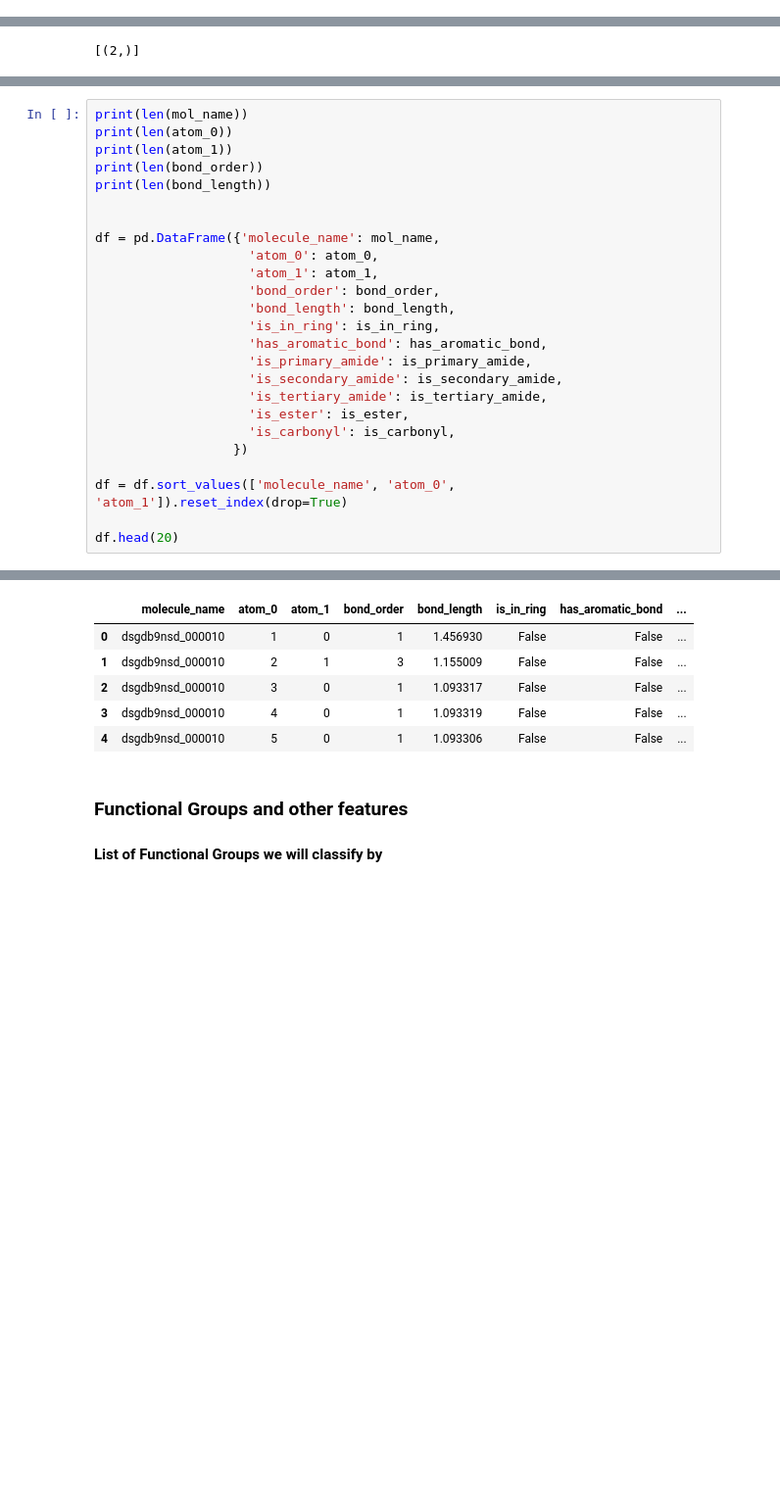
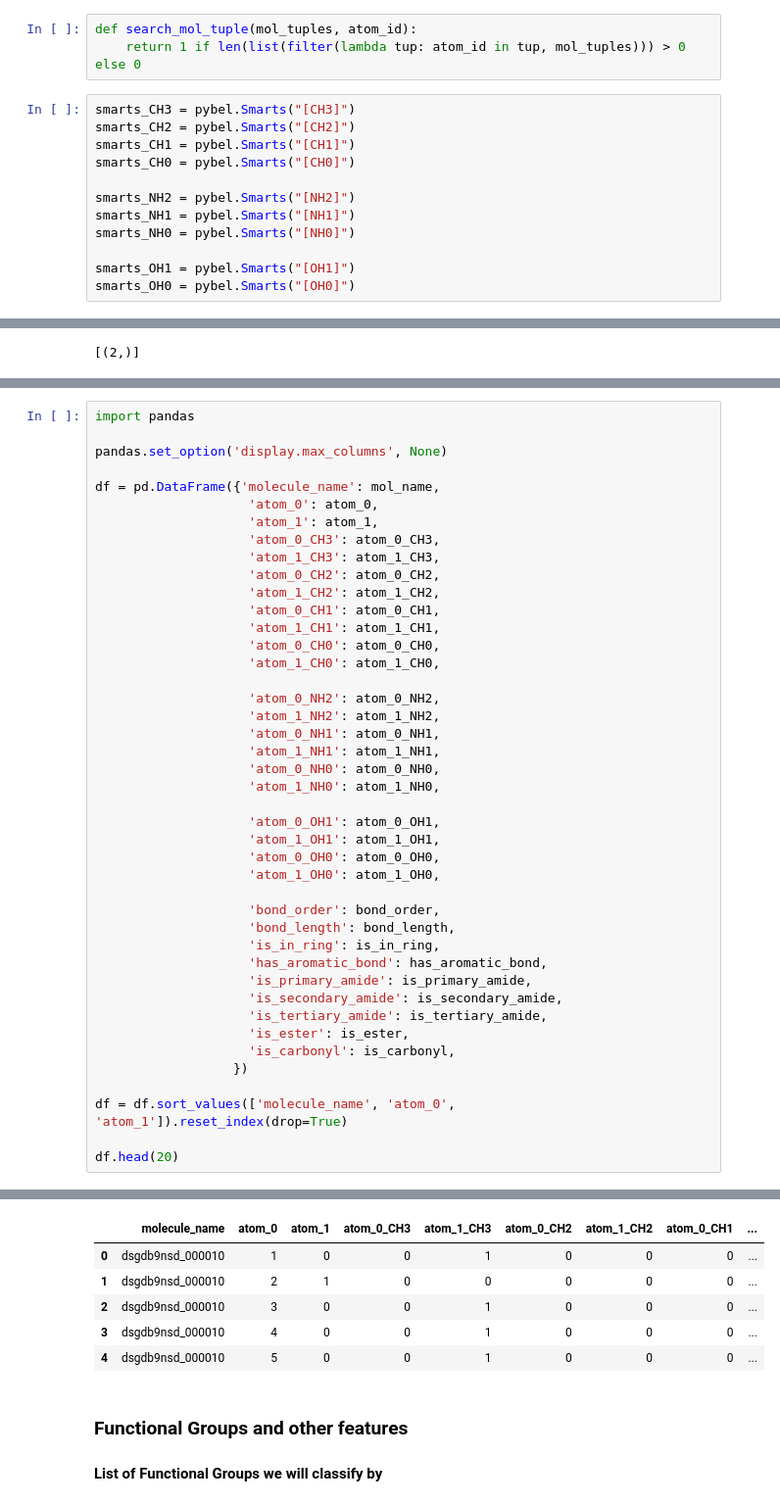
Before and after one commit to johngreibelarsen/predicting-molecular-properties, a Jupyter notebook: basic_feature_engineering_v6.ipynb, the cells around one changed output, grey strips where cells are left out. Shown at 98% size. Saved outputs shown, nothing was run; the diff lists cells and outputs as text; blank space fills up the shorter version.

Commit message:
Finished SMART patterns matching for CH. NH am OH groups

```diff
--- a/basic_feature_engineering_v6.ipynb
+++ b/basic_feature_engineering_v6.ipynb
@@ -110,6 +110,21 @@ smarts = pybel.Smarts("[CH3]")
 print(smarts.findall(mol))
 # %% [output]
 [(1,)]
+# %%
+def search_mol_tuple(mol_tuples, atom_id):
+    return 1 if len(list(filter(lambda tup: atom_id in tup, mol_tuples))) > 0 else 0
+# %%
+smarts_CH3 = pybel.Smarts("[CH3]")
+smarts_CH2 = pybel.Smarts("[CH2]")
+smarts_CH1 = pybel.Smarts("[CH1]")
+smarts_CH0 = pybel.Smarts("[CH0]")
+
+smarts_NH2 = pybel.Smarts("[NH2]")
+smarts_NH1 = pybel.Smarts("[NH1]")
+smarts_NH0 = pybel.Smarts("[NH0]")
+
+smarts_OH1 = pybel.Smarts("[OH1]")
+smarts_OH0 = pybel.Smarts("[OH0]")
 # %%
 import openbabel
 
@@ -261,14 +353,32 @@ mol_indexes_of_OH0: []
 # %%
-print(len(mol_name))
-print(len(atom_0))
-print(len(atom_1))
-print(len(bond_order))
-print(len(bond_length))
+import pandas
 
+pandas.set_option('display.max_columns', None)
 
 df = pd.DataFrame({'molecule_name': mol_name,
                     'atom_0': atom_0,
                     'atom_1': atom_1,
+                    'atom_0_CH3': atom_0_CH3,
+                    'atom_1_CH3': atom_1_CH3,
+                    'atom_0_CH2': atom_0_CH2,
+                    'atom_1_CH2': atom_1_CH2,
+                    'atom_0_CH1': atom_0_CH1,
+                    'atom_1_CH1': atom_1_CH1,
+                    'atom_0_CH0': atom_0_CH0,
+                    'atom_1_CH0': atom_1_CH0,
+
+                    'atom_0_NH2': atom_0_NH2,
+                    'atom_1_NH2': atom_1_NH2,
+                    'atom_0_NH1': atom_0_NH1,
+                    'atom_1_NH1': atom_1_NH1,
+                    'atom_0_NH0': atom_0_NH0,
+                    'atom_1_NH0': atom_1_NH0,
+
+                    'atom_0_OH1': atom_0_OH1,
+                    'atom_1_OH1': atom_1_OH1,
+                    'atom_0_OH0': atom_0_OH0,
+                    'atom_1_OH0': atom_1_OH0,
+
                     'bond_order': bond_order,
                     'bond_length': bond_length,
                     'is_in_ring': is_in_ring,
@@ -292,9 +397,9 @@ df.head(20)
-|  | molecule_name | atom_0 | atom_1 | bond_order | bond_length | is_in_ring | has_aromatic_bond | ... |
-| 0 | dsgdb9nsd_000010 | 1 | 0 | 1 | 1.456930 | False | False | ... |
-| 1 | dsgdb9nsd_000010 | 2 | 1 | 3 | 1.155009 | False | False | ... |
-| 2 | dsgdb9nsd_000010 | 3 | 0 | 1 | 1.093317 | False | False | ... |
-| 3 | dsgdb9nsd_000010 | 4 | 0 | 1 | 1.093319 | False | False | ... |
-| 4 | dsgdb9nsd_000010 | 5 | 0 | 1 | 1.093306 | False | False | ... |
+|  | molecule_name | atom_0 | atom_1 | atom_0_CH3 | atom_1_CH3 | atom_0_CH2 | atom_1_CH2 | atom_0_CH1 | ... |
+| 0 | dsgdb9nsd_000010 | 1 | 0 | 0 | 1 | 0 | 0 | 0 | ... |
+| 1 | dsgdb9nsd_000010 | 2 | 1 | 0 | 0 | 0 | 0 | 0 | ... |
+| 2 | dsgdb9nsd_000010 | 3 | 0 | 0 | 1 | 0 | 0 | 0 | ... |
+| 3 | dsgdb9nsd_000010 | 4 | 0 | 0 | 1 | 0 | 0 | 0 | ... |
+| 4 | dsgdb9nsd_000010 | 5 | 0 | 0 | 1 | 0 | 0 | 0 | ... |
 # %% [markdown]
 ### Functional Groups and other features
 #### List of Functional Groups we will classify by
```
Also changed, not shown: parts of 13 cells of this notebook.
